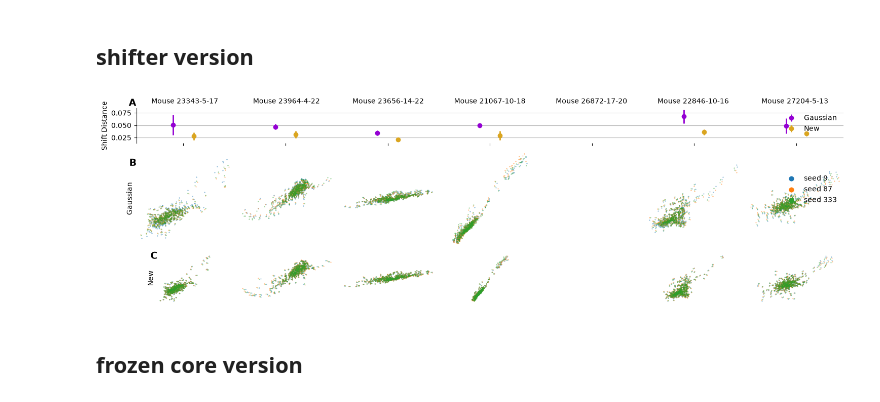
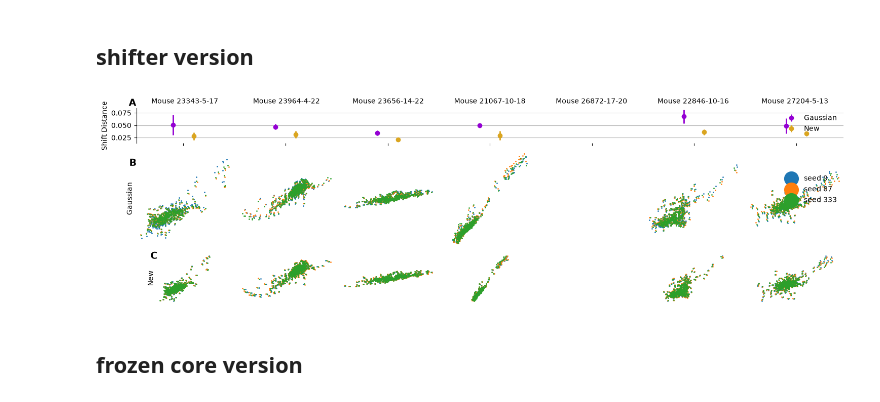
Before and after one commit to NathanSoeding/sensorium, a Jupyter notebook: analysis/paper_plots.ipynb, the cells around one changed output. Drawn from its saved outputs; the diff is of its cells as text; code cells hidden in the pictures.

```diff
--- a/analysis/paper_plots.ipynb
+++ b/analysis/paper_plots.ipynb
@@ -837,7 +841,7 @@ for row_idx, (type_name, grids) in enumerate(model_types.items()):
                 grid[:, 0],
                 grid[:, 1],
                 alpha=1,
-                s=0.1,
+                s=1,
                 label=f"seed {model_seeds[model_idx]}",
             )
 
@@ -884,35 +888,36 @@ ax_metric.text(
     fontweight='bold',
     va='bottom',
     ha='right',
 )
 
 axs[0, 0].text(
     0.0, 0.85, 'B',
     transform=axs[0, 0].transAxes,
     fontsize=14,
     fontweight='bold',
     va='bottom',
     ha='right',
 )
 
 axs[1, 0].text(
     0.0, 0.85, 'C',
     transform=axs[1, 0].transAxes,
     fontsize=14,
     fontweight='bold',
     va='bottom',
     ha='right',
 )
 
 plt.savefig(
-    'plots/apx_readout_shifter.pdf',
+    'plots/apx_readout_shifter.png',
+    dpi=200,
     transparent=True,
     bbox_inches='tight',
     pad_inches=0,
 )
 plt.show()
 # %% [output]
-[figure, old version]
+[figure, new version]
 # %% [markdown]
 ## frozen core version
 # %%
```
Also changed, not shown: parts of 47 cells of this notebook, 1 other file.
